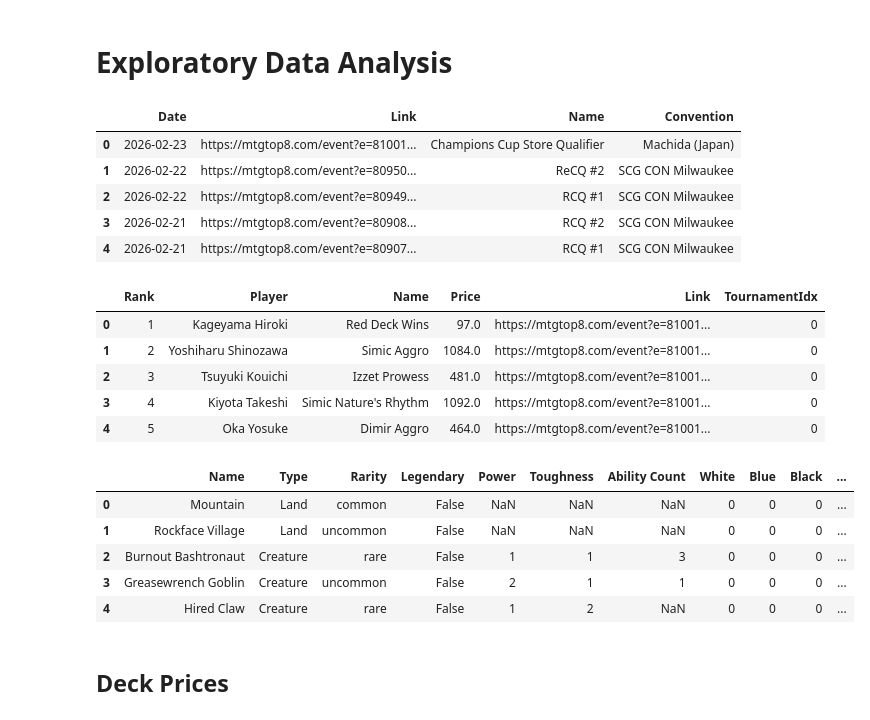
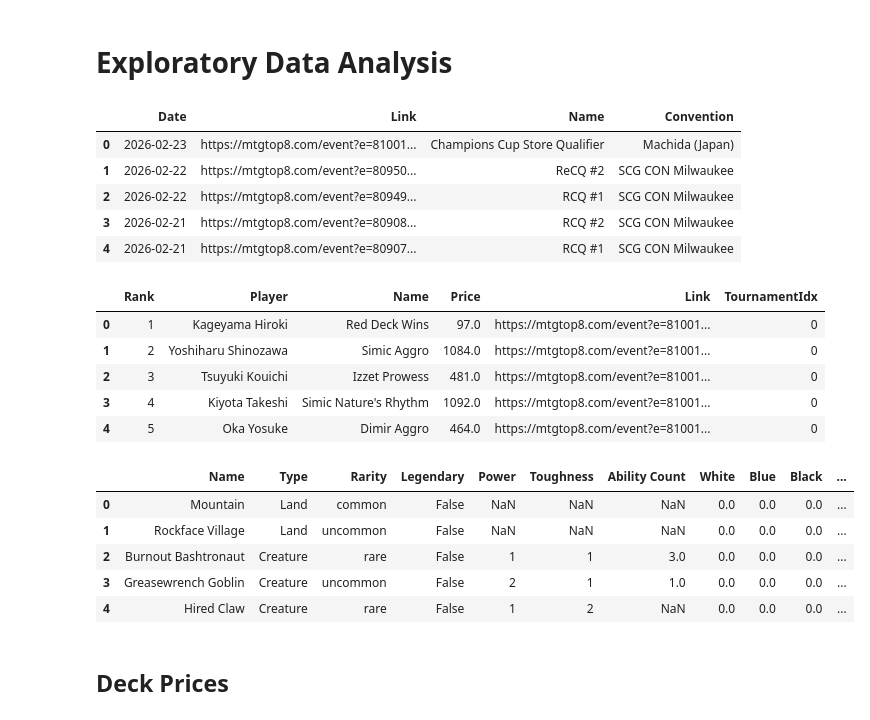
Before and after one commit to abbyortego/cmps-6790-final-tutorial, a Jupyter notebook: M2_RD.ipynb, the cells around one changed output. Drawn from its saved outputs; the diff is of its cells as text; code cells hidden in the pictures.

```diff
--- a/M2_RD.ipynb
+++ b/M2_RD.ipynb
@@ -766,27 +761,6 @@ Colorless         Int64
 dtype: object
 # %% [markdown]
 # Exploratory Data Analysis
-# %%
-display(all_tournaments_df.head(), decks_df.head(), cards_df.head())
-# %% [output]
-|  | Date | Link | Name | Convention |
-| 0 | 2026-02-23 | https://mtgtop8.com/event?e=81001... | Champions Cup Store Qualifier | Machida (Japan) |
-| 1 | 2026-02-22 | https://mtgtop8.com/event?e=80950... | ReCQ #2 | SCG CON Milwaukee |
-| 2 | 2026-02-22 | https://mtgtop8.com/event?e=80949... | RCQ #1 | SCG CON Milwaukee |
-| 3 | 2026-02-21 | https://mtgtop8.com/event?e=80908... | RCQ #2 | SCG CON Milwaukee |
-| 4 | 2026-02-21 | https://mtgtop8.com/event?e=80907... | RCQ #1 | SCG CON Milwaukee |
-|  | Rank | Player | Name | Price | Link | TournamentIdx |
-| 0 | 1 | Kageyama Hiroki | Red Deck Wins | 97.0 | https://mtgtop8.com/event?e=81001... | 0 |
-| 1 | 2 | Yoshiharu Shinozawa | Simic Aggro | 1084.0 | https://mtgtop8.com/event?e=81001... | 0 |
-| 2 | 3 | Tsuyuki Kouichi | Izzet Prowess | 481.0 | https://mtgtop8.com/event?e=81001... | 0 |
-| 3 | 4 | Kiyota Takeshi | Simic Nature's Rhythm | 1092.0 | https://mtgtop8.com/event?e=81001... | 0 |
-| 4 | 5 | Oka Yosuke | Dimir Aggro | 464.0 | https://mtgtop8.com/event?e=81001... | 0 |
-|  | Name | Type | Rarity | Legendary | Power | Toughness | Ability Count | White | Blue | Black | ... |
-| 0 | Mountain | Land | common | False | NaN | NaN | NaN | 0 | 0 | 0 | ... |
-| 1 | Rockface Village | Land | uncommon | False | NaN | NaN | NaN | 0 | 0 | 0 | ... |
-| 2 | Burnout Bashtronaut | Creature | rare | False | 1 | 1 | 3 | 0 | 0 | 0 | ... |
-| 3 | Greasewrench Goblin | Creature | uncommon | False | 2 | 1 | 1 | 0 | 0 | 0 | ... |
-| 4 | Hired Claw | Creature | rare | False | 1 | 2 | NaN | 0 | 0 | 0 | ... |
 # %%
 all_tournaments_df.to_csv("all_tournaments_df.csv")
 decks_df.to_csv("decks_df.csv")
@@ -794,3 +769,29 @@ cards_df.to_csv("cards_df.csv")
+# %%
+all_tournaments_df = pd.read_csv("all_tournaments_df.csv", index_col=0)
+decks_df = pd.read_csv("decks_df.csv", index_col=0)
+cards_df = pd.read_csv("cards_df.csv", index_col=0)
+deck_cards_df = pd.read_csv("deck_cards_df.csv", index_col=0)
+
+display(all_tournaments_df.head(), decks_df.head(), cards_df.head(), deck_cards_df.head())
+# %% [output]
+|  | Date | Link | Name | Convention |
+| 0 | 2026-02-23 | https://mtgtop8.com/event?e=81001... | Champions Cup Store Qualifier | Machida (Japan) |
+| 1 | 2026-02-22 | https://mtgtop8.com/event?e=80950... | ReCQ #2 | SCG CON Milwaukee |
+| 2 | 2026-02-22 | https://mtgtop8.com/event?e=80949... | RCQ #1 | SCG CON Milwaukee |
+| 3 | 2026-02-21 | https://mtgtop8.com/event?e=80908... | RCQ #2 | SCG CON Milwaukee |
+| 4 | 2026-02-21 | https://mtgtop8.com/event?e=80907... | RCQ #1 | SCG CON Milwaukee |
+|  | Rank | Player | Name | Price | Link | TournamentIdx |
+| 0 | 1 | Kageyama Hiroki | Red Deck Wins | 97.0 | https://mtgtop8.com/event?e=81001... | 0 |
+| 1 | 2 | Yoshiharu Shinozawa | Simic Aggro | 1084.0 | https://mtgtop8.com/event?e=81001... | 0 |
+| 2 | 3 | Tsuyuki Kouichi | Izzet Prowess | 481.0 | https://mtgtop8.com/event?e=81001... | 0 |
+| 3 | 4 | Kiyota Takeshi | Simic Nature's Rhythm | 1092.0 | https://mtgtop8.com/event?e=81001... | 0 |
+| 4 | 5 | Oka Yosuke | Dimir Aggro | 464.0 | https://mtgtop8.com/event?e=81001... | 0 |
+|  | Name | Type | Rarity | Legendary | Power | Toughness | Ability Count | White | Blue | Black | ... |
+| 0 | Mountain | Land | common | False | NaN | NaN | NaN | 0.0 | 0.0 | 0.0 | ... |
+| 1 | Rockface Village | Land | uncommon | False | NaN | NaN | NaN | 0.0 | 0.0 | 0.0 | ... |
+| 2 | Burnout Bashtronaut | Creature | rare | False | 1 | 1 | 3.0 | 0.0 | 0.0 | 0.0 | ... |
+| 3 | Greasewrench Goblin | Creature | uncommon | False | 2 | 1 | 1.0 | 0.0 | 0.0 | 0.0 | ... |
+| 4 | Hired Claw | Creature | rare | False | 1 | 2 | NaN | 0.0 | 0.0 | 0.0 | ... |
 # %% [markdown]
 ## Deck Prices
 # %% [markdown]
```
Also changed, not shown: parts of 24 cells of this notebook.
